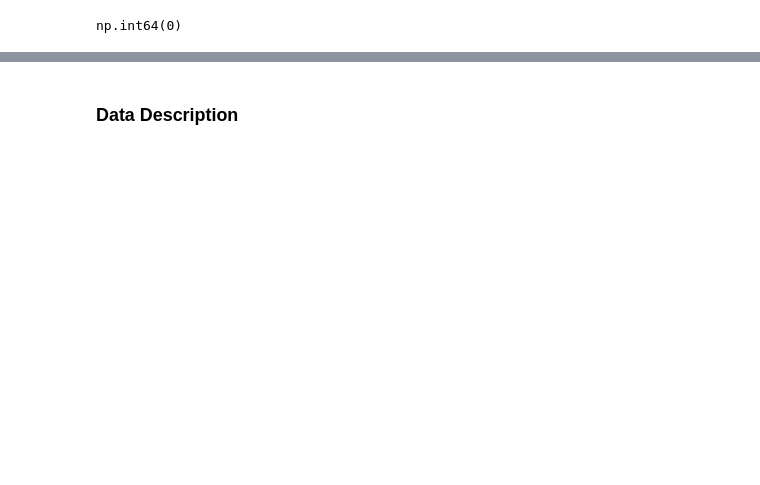
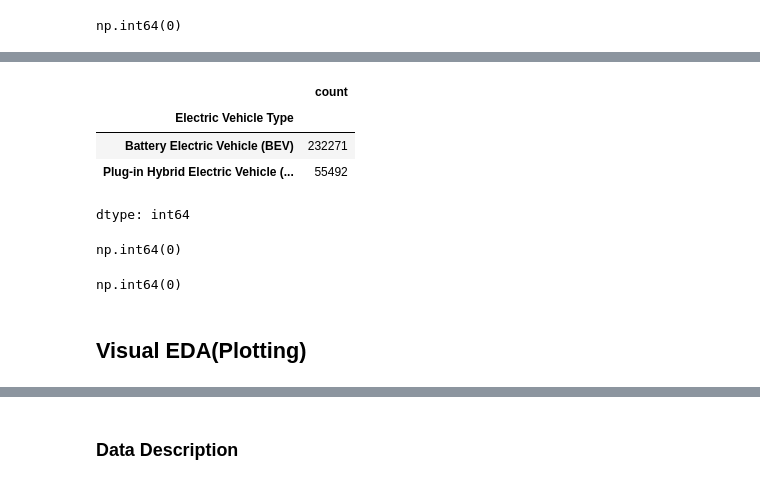
Before and after one commit to MidhulaMS/EV-Population-Prediction, a Jupyter notebook: EV_Population_Prediction.ipynb, the cells around one changed output, grey strips where cells are left out. Drawn from its saved outputs; the diff is of its cells as text; code cells hidden in the pictures; blank space fills up the shorter version.

```diff
--- a/EV_Population_Prediction.ipynb
+++ b/EV_Population_Prediction.ipynb
@@ -80,0 +145,18 @@ np.int64(0)
+# %%
+EV_df["Electric Vehicle Type"].value_counts(dropna=False)
+# %% [output]
+|  | count |
+| Electric Vehicle Type |  |
+| Battery Electric Vehicle (BEV) | 232271 |
+| Plug-in Hybrid Electric Vehicle (... | 55492 |
+dtype: int64
+# %%
+EV_df.duplicated().sum()
+# %% [output]
+np.int64(0)
+# %%
+EV_df["Electric Vehicle Type"].isnull().sum()
+# %% [output]
+np.int64(0)
+# %% [markdown]
+## Visual EDA(Plotting)
```
Also changed, not shown: parts of 16 cells of this notebook.
